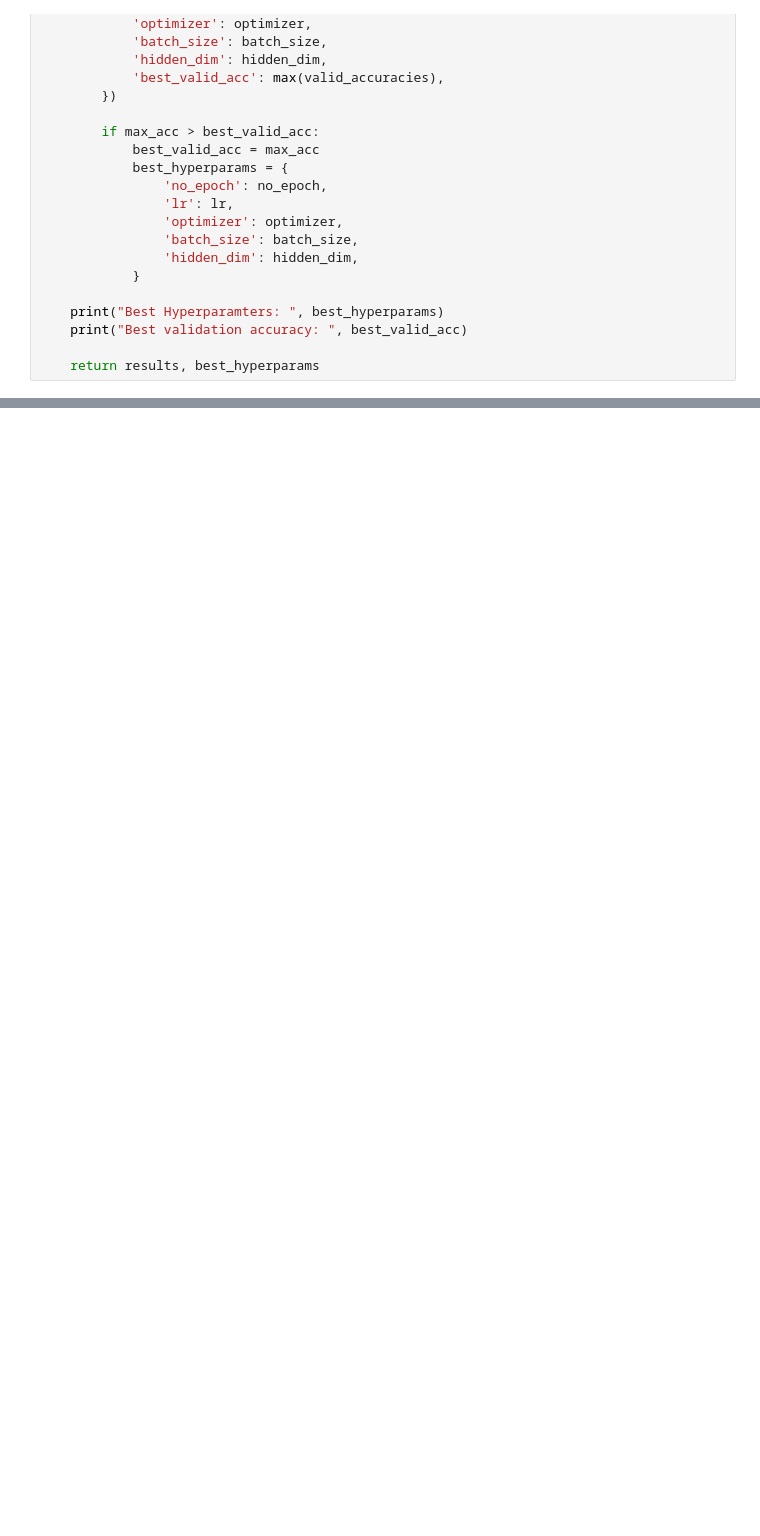
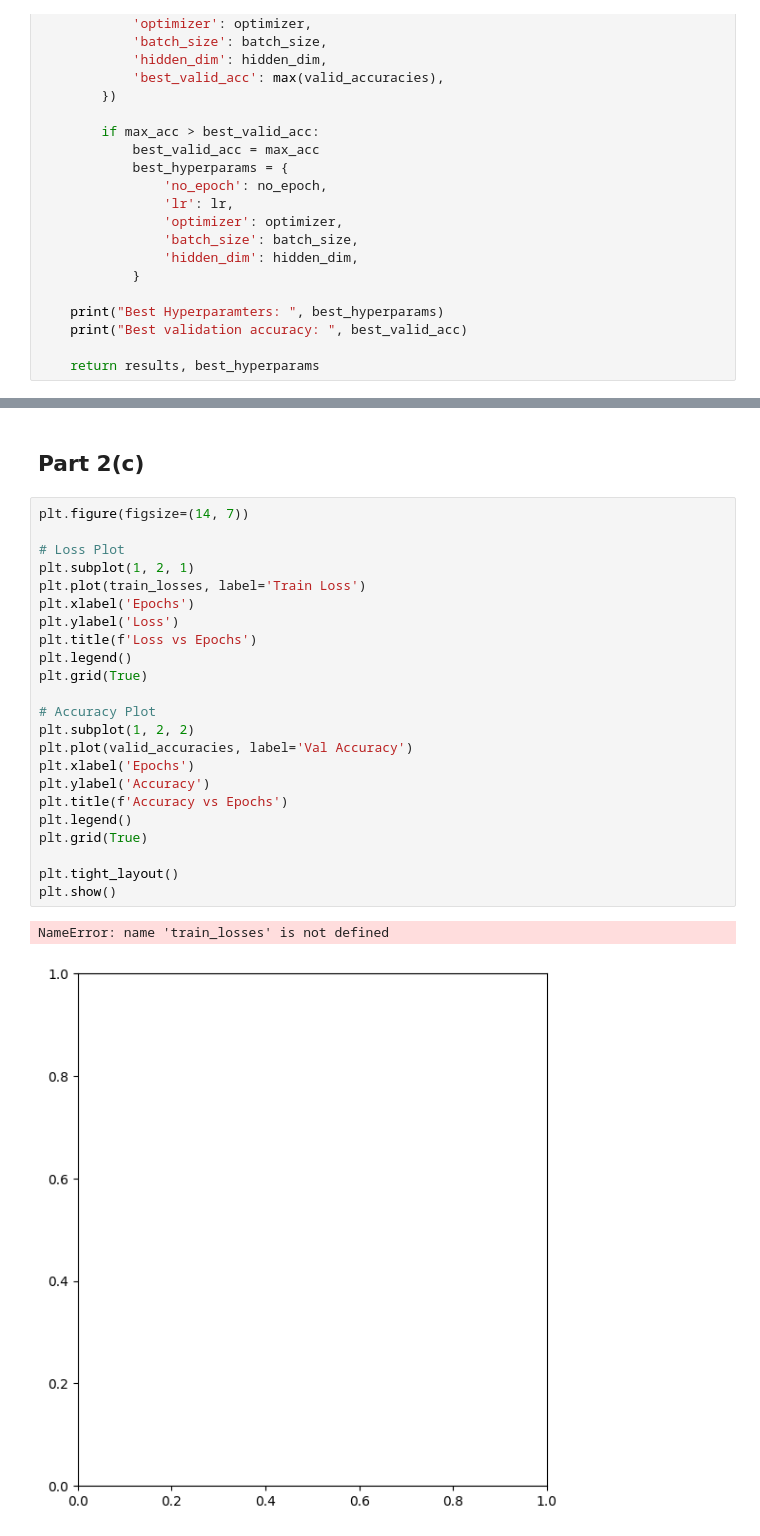
Before and after one commit to rachieeek/SC4002-NLP, a Jupyter notebook: assignment.ipynb, the cells around one changed output, grey strips where cells are left out. Drawn from its saved outputs; the diff is of its cells as text; blank space fills up the shorter version.

```diff
--- a/assignment.ipynb
+++ b/assignment.ipynb
@@ -475,0 +748,28 @@ Train loss: 1
+# %% [markdown]
+## Part 2(c)
+# %%
+plt.figure(figsize=(14, 7))
+
+# Loss Plot
+plt.subplot(1, 2, 1)
+plt.plot(train_losses, label='Train Loss')
+plt.xlabel('Epochs')
+plt.ylabel('Loss')
+plt.title(f'Loss vs Epochs')
+plt.legend()
+plt.grid(True)
+
+# Accuracy Plot
+plt.subplot(1, 2, 2)
+plt.plot(valid_accuracies, label='Val Accuracy')
+plt.xlabel('Epochs')
+plt.ylabel('Accuracy')
+plt.title(f'Accuracy vs Epochs')
+plt.legend()
+plt.grid(True)
+
+plt.tight_layout()
+plt.show()
+# %% [output]
+NameError: name 'train_losses' is not defined
+[figure, added]
```
Also changed, not shown: parts of 22 cells of this notebook.
